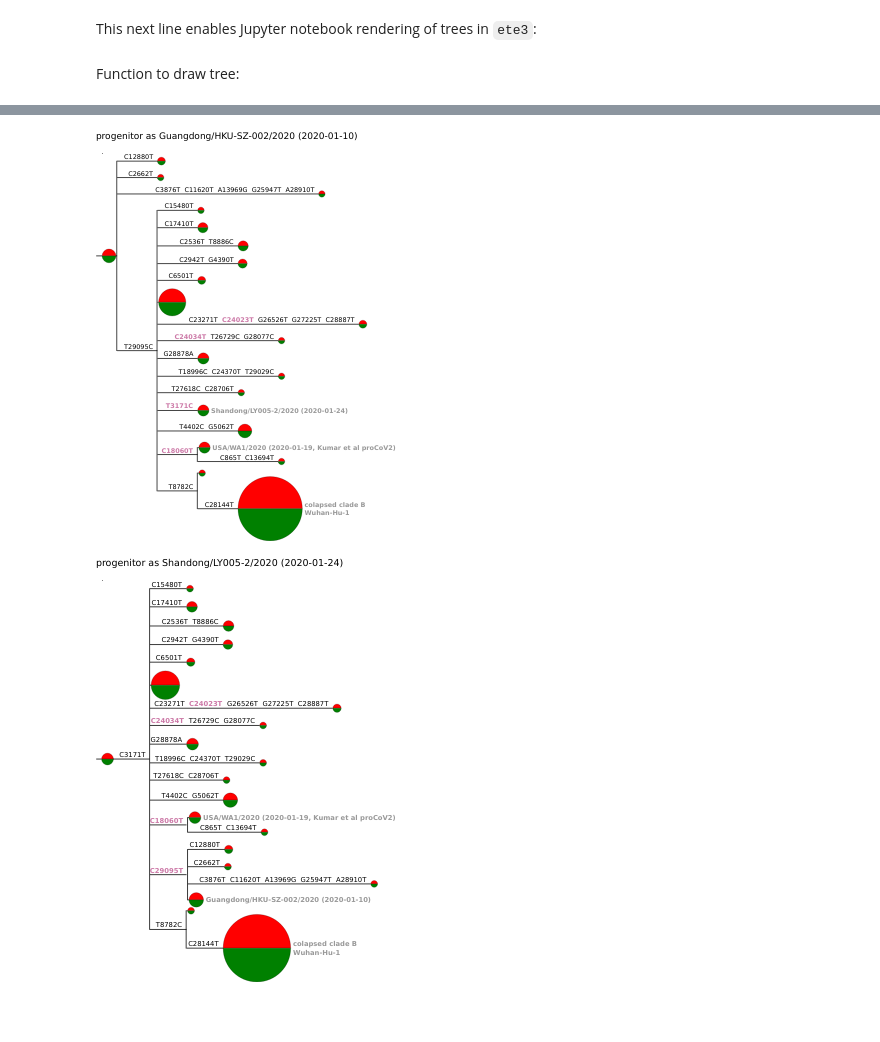
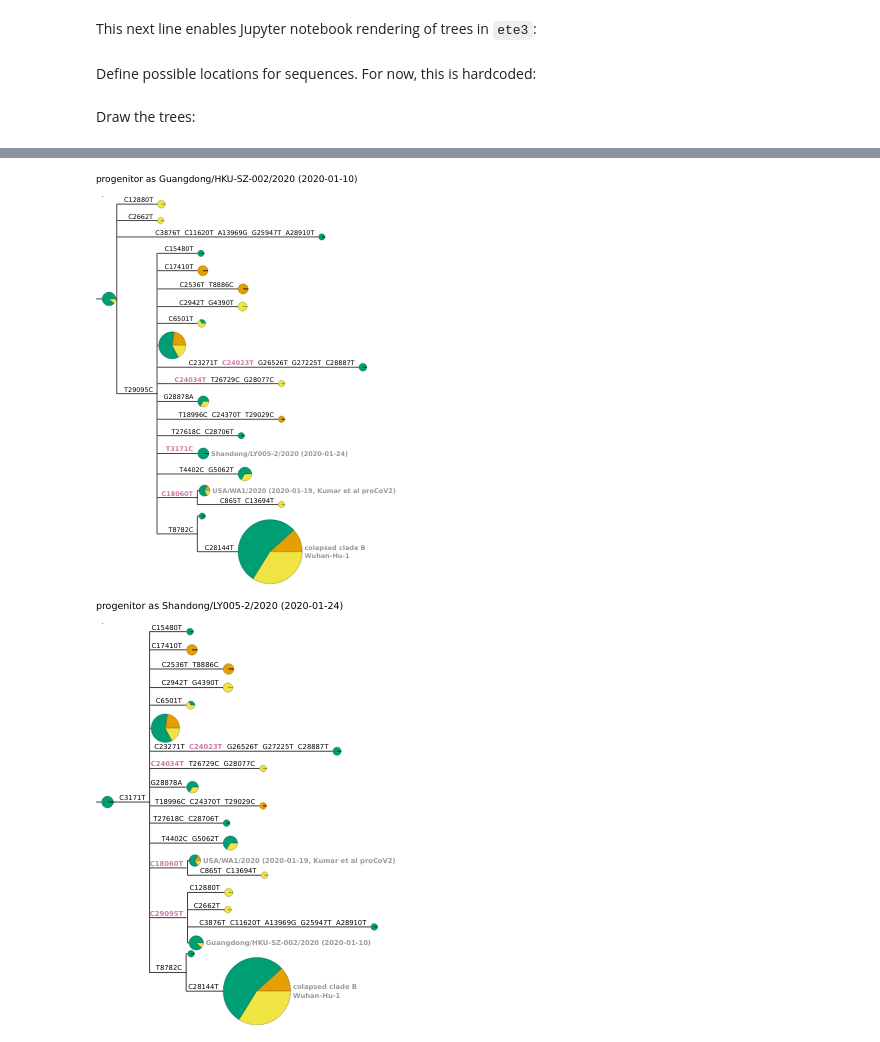
Before and after one commit to jbloom/SARS-CoV-2_PRJNA612766, a Jupyter notebook: notebooks/visualize_trees.py.ipynb, the cells around one changed output, grey strips where cells are left out. Cells and saved outputs as stored; diff of their text form; code cells hidden in the pictures; blank space fills up the shorter version.

Commit message:
add pie chart faces to tree scaled by location

```diff
--- a/notebooks/visualize_trees.py.ipynb
+++ b/notebooks/visualize_trees.py.ipynb
@@ -158,13 +158,28 @@ This next line enables Jupyter notebook rendering of trees in `ete3`:
 # %%
 # to enable jupyter notebook rendering:
 os.environ['QT_QPA_PLATFORM'] = 'offscreen'
-# %% [markdown]
-Function to draw tree:
+# %% [markdown]
+Define possible locations for sequences.
+For now, this is hardcoded:
+# %%
+locations = {'Wuhan': '#E69F00',
+             'other China': '#009E73',
+             'outside China': '#F0E442',
+             }
+# %% [markdown]
+Draw the trees:
 # %%
-def get_PieChartFace(node_annotation, nodesizescale):
+def get_PieChartFace(node_annotation, nodesizescale, locations):
+    nstrains = node_annotation['nstrains']
+    assert nstrains == sum(node_annotation[loc] for loc in locations)
     radius = nodesizescale * math.sqrt(node_annotation['nstrains'])
-    return ete3.PieChartFace(percents=[50, 50],
-                             colors=['red', 'green'],
+    percents = []
+    colors = []
+    for loc, color in locations.items():
+        percents.append(100 * node_annotation[loc] / nstrains)
+        colors.append(color)
+    return ete3.PieChartFace(percents=percents,
+                             colors=colors,
                              width=radius,
                              height=radius,
                              line_color='black')
@@ -174,6 +189,7 @@ def get_pretty_tree(treefile,
                     subs_matrix,
                     progenitor,
                     to_outgroup_muts,
+                    locations,
                     widthscale=1350,
                     heightscale=1,
                     nodesizescale=25,
@@ -222,7 +238,7 @@ def get_pretty_tree(treefile,
                     icol += 1
         nstyle = ete3.NodeStyle(**nstyle_dict)
         if n.is_leaf() or n.name == progenitor:
-            n.add_face(get_PieChartFace(annotations[n.name], nodesizescale),
+            n.add_face(get_PieChartFace(annotations[n.name], nodesizescale, locations),
                        column=0,
                        position='branch-right',
                        )
@@ -270,7 +286,7 @@ def get_pretty_tree(treefile,
                                   size=0)
     dummy_outgroup.set_style(empty_nstyle)
     dummy_outgroup.up.set_style(empty_nstyle)
-    progenitor_n.add_face(get_PieChartFace(annotations[progenitor], nodesizescale),
+    progenitor_n.add_face(get_PieChartFace(annotations[progenitor], nodesizescale, locations),
                           column=0,
                           position='branch-right',
                           )
@@ -287,19 +303,17 @@ def get_pretty_tree(treefile,
             raise ValueError(f"no nodes to collapse for {below_subs}")
         collapse_n = collapse_n[0]
         collapse_nstrains = 0
+        collapse_annotations = {key: 0 for key in ['nstrains', *locations]}
         for n in [collapse_n] + collapse_n.get_descendants():
             if n.is_leaf():
-                collapse_nstrains += annotations[n.name]['nstrains']
+                collapse_annotations['nstrains'] += annotations[n.name]['nstrains']
+                for location in locations:
+                    collapse_annotations[location] += annotations[n.name][location]
             if n != collapse_n:
                 n.detach()
         nstyle = ete3.NodeStyle(**nstyle_dict)
         collapse_n.set_style(nstyle)
-        radius = nodesizescale * math.sqrt(collapse_nstrains)
-        collapse_n.add_face(ete3.PieChartFace(percents=[50, 50],
-                                              colors=['red', 'green'],
-                                              width=radius,
-                                              height=radius,
-                                              line_color='black'),
+        collapse_n.add_face(get_PieChartFace(collapse_annotations, nodesizescale, locations),
                             column=0,
                             position='branch-right',
                             )
@@ -363,6 +377,7 @@ for outgroup, (progenitor, tree_file) in itertools.product(outgroups,
                             progenitor=progenitor,
                             to_outgroup_muts=subs_to_outgroup[outgroup],
                             node_labels=node_labels,
+                            locations=locations,
                             )
     display(t.render('%%inline', tree_style=ts, w=300))
 # %% [output]
@@ -370,2 +385,2 @@ for outgroup, (progenitor, tree_file) in itertools.product(outgroups,
-[figure, old version]
+[figure, new version]
-[figure, old version]
+[figure, new version]
```
Also changed, not shown: parts of 1 cell of this notebook.
